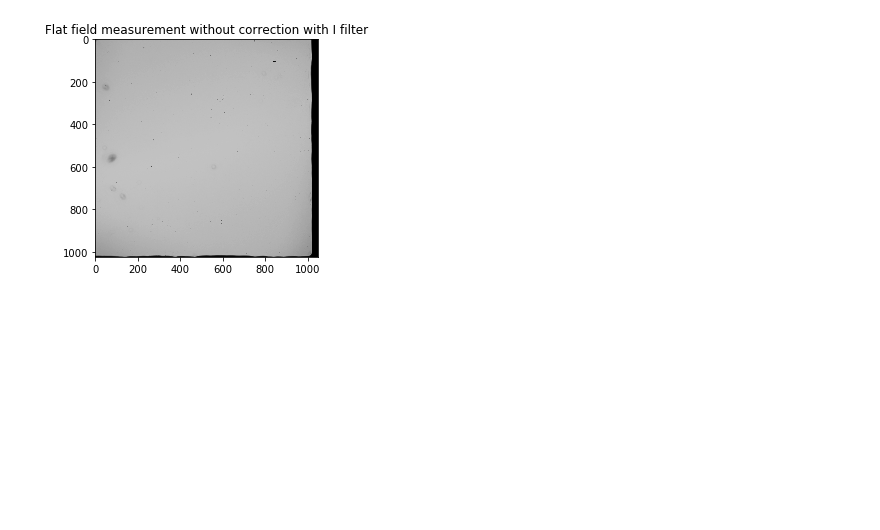
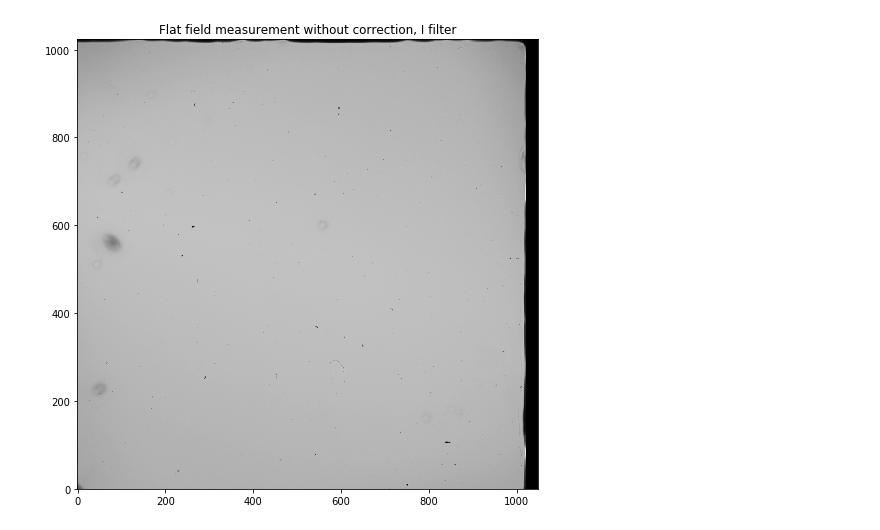
Before and after one commit to anananlyjlyj/physics-FP-Uni-HD, a Jupyter notebook: F30 Stellar CCD Photometry/CCD.ipynb, the cells around one changed output. Cells and saved outputs as stored; diff of their text form; code cells hidden in the pictures; blank space fills up the shorter version.

Commit message:
Final CCD
maybe needs to be updated

```diff
--- a/F30 Stellar CCD Photometry/CCD.ipynb
+++ b/F30 Stellar CCD Photometry/CCD.ipynb
@@ -53,17 +96,12 @@ for idx, hdu in enumerate(dark.hdus(save_with_name = "-bias", save_location = '.
 # %%
 # Extract the median dark current values of the bias-subtracted FITS files of the dark measurements
-dark_no_bias = IFC('.\Template_scripts\darks-bias\\',glob_include='dark_*', keywords=['datamedi', 'datastdv'])
+path = r".\Template Scripts\darks-bias"
+dark_no_bias = IFC(path,glob_include='dark_*', keywords=['datamedi', 'datastdv'])
 
 med_no_bias = []
 stddev_no_bias = []
 # use program ds9 we read the image region for dark_0000.fits is about (row[30:1014] colomn[0:1010])
 for hdu in dark_no_bias.hdus():
-    img = CCDData(hdu.data[30:1014,0:1010], unit="electron")
+    img = CCDData(hdu.data[0:1024,0:1020], unit="electron")
     med_no_bias.append(np.median(np.asarray(img)))
     stddev_no_bias.append(np.std(np.asarray(img)))
-
-# Determine the bias and its scatter for two images, one at the beginning of the experiment and one at the end.
-print("Bias of the 0. image: ", bias_med[0], "+/-", round(bias_std[0],1))
-print("Bias of the last image: ", bias_med[-1], "+/-", round(bias_std[-1],1))
-print("Scatter of the 0. image: ", med_no_bias[0], "+/-", round(stddev_no_bias[0],1))
-print("Scatter of the last image: ", med_no_bias[-1], "+/-", round(stddev_no_bias[-1],1))
@@ -102,88 +171,78 @@ Literature value = 1.15 eV
 # %%
 # read flat field measurement
-flat_I = IFC('.\Template_scripts\\flats\\',glob_include='flat_I_*',glob_exclude='*test*', keywords=['exptime', 'ccdtemp'])
-flat_V = IFC('.\Template_scripts\\flats\\',glob_include='flat_V_*', keywords=['exptime', 'ccdtemp'])
-flat_R = IFC('.\Template_scripts\\flats\\',glob_include='flat_R_*',glob_exclude='*test*', keywords=['exptime', 'ccdtemp'])
+path = r".\Template Scripts\flats"
+flat_I = IFC(path,glob_include='flat_I_*',glob_exclude='*test*', keywords=['exptime', 'ccdtemp'])
+flat_V = IFC(path,glob_include='flat_V_*', keywords=['exptime', 'ccdtemp'])
+flat_R = IFC(path,glob_include='flat_R_*',glob_exclude='*test*', keywords=['exptime', 'ccdtemp'])
 
-# dark_0173-bias.fits is measured at T = -106.1°C, flat fields are measured at T = 108°C ~ 110°C
-bias_last = bias_med[-1]
+lower_bound = 211
 
 # I filter
 flat_list = []
 for idx, hdu in enumerate(flat_I.hdus()):
     dat = CCDData(hdu.data, unit="electron")
     if idx == 0:
-        plt.imshow(dat, cmap='Greys_r')
-        plt.title("Flat field measurement without correction with I filter")
+        plt.imshow(dat, cmap='Greys_r', origin='lower')
+        plt.title("Flat field measurement without correction, I filter")
+        plt.gcf().set_size_inches(11.69, 8.27)
+        plt.savefig(r".\pictures\FlatIFits.png",)
         plt.show()
     # subtract the bias from the individual flat-field images
-    dat.data = dat.data - bias_last
+    bias = np.median(CCDData(hdu.data[0:1024,1025:1050], unit="electron"))
+    dat.data = dat.data - bias
     flat_list.append(dat)
 
 # Combine the individual flat-field images to a single image (the master flatfield)
-master_flat_I = ccdproc.Combiner(flat_list).median_combine()
+read_out_I = np.asarray(ccdproc.Combiner(flat_list).median_combine())
+read_out_I[read_out_I < lower_bound] = 0
+print(lower_bound/np.median(read_out_I))
 # normalize the master flat-field by dividing it by its median (why?)
-master_flat_I = master_flat_I/np.median(master_flat_I)
-# obtain a histogram for this master flatfield
-plt.hist(master_flat_I.ravel(), bins='auto')
-plt.title("Histogram of master flatfield with I filter")
-plt.show()
+master_flat_I = read_out_I/np.median(read_out_I)
 
 for idx, hdu in enumerate(flat_I.hdus()):
     dat = CCDData(hdu.data, unit="electron")
-    dat.data = dat.data - bias_last
+    dat.data = dat.data - bias
     # Perform a flat-field correction (i.e., divide the image by the normalized master flat-field)
-    dat.data = dat.data/master_flat_I
-    plt.imshow(dat, cmap='Greys_r')
-    plt.title("Flat field measurement with correction with I filter")
+    dat.data = dat.divide(master_flat_I)
+    current_cmap = cm.get_cmap('Greys_r')
+    current_cmap.set_bad(color='red',alpha=0.5)
+    plt.imshow(dat, cmap='Greys_r',origin='lower', vmax=22000,vmin=20500)
+    plt.title("Flat field measurement with correction, I filter")
+    plt.gcf().set_size_inches(11.69, 8.27)
+    plt.savefig(r".\pictures\FlatIFitsMasterCorrected.png",)
     plt.show()
     break
 
 # V filter
 flat_list = []
 for idx, hdu in enumerate(flat_V.hdus()):
     dat = CCDData(hdu.data, unit="electron")
     # subtract the bias from the individual flat-field images
-    dat.data = dat.data - bias_last
+    bias = np.median(CCDData(hdu.data[0:1024,1025:1050], unit="electron"))
+    dat.data = dat.data - bias
     flat_list.append(dat)
 
 # Combine the individual flat-field images to a single image (the master flatfield)
-master_flat_V = ccdproc.Combiner(flat_list).median_combine()
+read_out_V = np.asarray(ccdproc.Combiner(flat_list).median_combine())
+read_out_V[read_out_V < lower_bound] = 0
+print(lower_bound/np.median(read_out_V))
 # normalize the master flat-field by dividing it by its median (why?)
-master_flat_V = master_flat_V/np.median(master_flat_V)
-# obtain a histogram for this master flatfield
-plt.hist(master_flat_V.ravel(), bins='auto')
-plt.title("Histogram of master flatfield with V filter")
-plt.show()
+master_flat_V = read_out_V/np.median(read_out_V)
 
 # R filter
 flat_list = []
 for idx, hdu in enumerate(flat_R.hdus()):
     dat = CCDData(hdu.data, unit="electron")
     # subtract the bias from the individual flat-field images
-    dat.data = dat.data - bias_last
+    bias = np.median(CCDData(hdu.data[0:1024,1025:1050], unit="electron"))
+    dat.data = dat.data - bias
     flat_list.append(dat)
 
 # Combine the individual flat-field images to a single image (the master flatfield)
-master_flat_R = ccdproc.Combiner(flat_list).median_combine()
+read_out_R = np.asarray(ccdproc.Combiner(flat_list).median_combine())
+read_out_R[read_out_R < lower_bound] = 0
+print(lower_bound/np.median(read_out_R))
 # normalize the master flat-field by dividing it by its median (why?)
-master_flat_R = master_flat_R/np.median(master_flat_R)
-# obtain a histogram for this master flatfield
-plt.hist(master_flat_R.ravel(), bins='auto')
-plt.title("Histogram of master flatfield with R filter")
-plt.show()
-
-
-#
-#TODO:
-#Why do we have to normalize the master flat-field?
-#How many pixels of the master flatfield have a value close to 1 as expected and where do the deviations come from?
-#Why do we need to divide all of our observations by a master flat-field?
-#Why do we use the median of the pixels for the image combination and for the normalization and not,
-#    for example, the mean value?
-#Why was it necessary to set the illumination di↵erently for each filter?
-#Why do we have to measure the CCD response to a ”flat” surface?
-#    Why are the nails holding the blanket and the warped surface of the blanket itself not detrimental to the dome flat?
-#
+master_flat_R = read_out_R/np.median(read_out_R)
 # %% [output]
-[figure, old version]
+[figure, new version]
```
Also changed, not shown: parts of 11 cells of this notebook, 22 other files.
